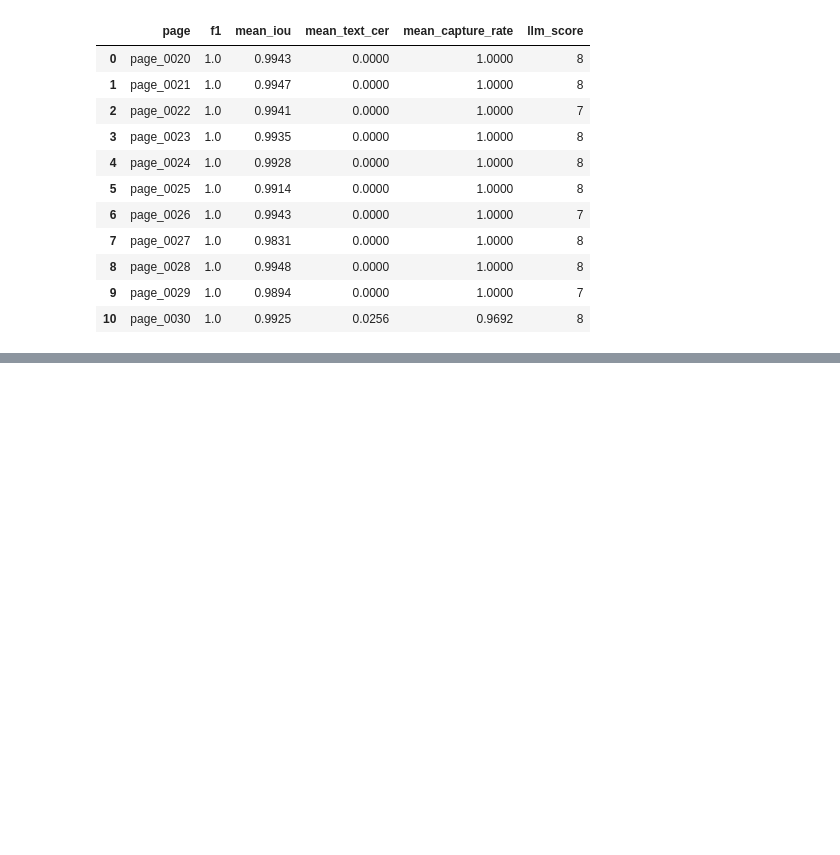
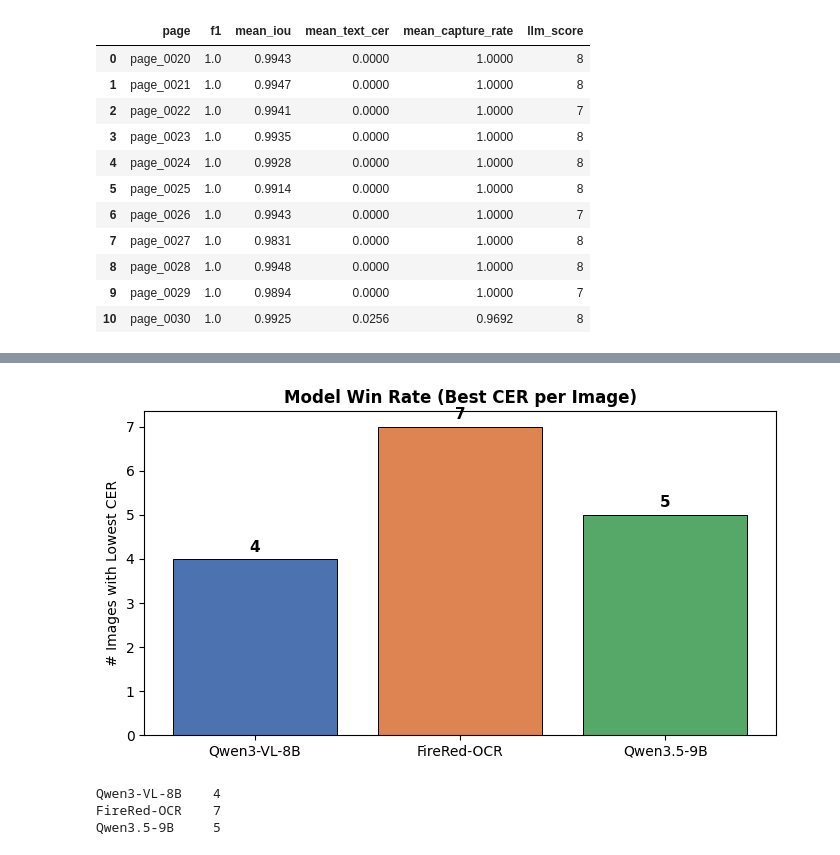
Before and after one commit to zeronohako/iconologia, a Jupyter notebook: notebook.ipynb, the cells around one changed output, grey strips where cells are left out. Saved outputs shown, nothing was run; the diff lists cells and outputs as text; code cells hidden in the pictures; blank space fills up the shorter version.

```diff
--- a/notebook.ipynb
+++ b/notebook.ipynb
@@ -545,0 +907,53 @@ Mean LLM Score:    7.7 / 10
+# %%
+
+
+cer_cols   = [f"cer_{label}" for label in MODEL_COLS.values()]
+
+model_names = list(MODEL_COLS.values())
+
+
+
+def safe_winner(row):
+
+    valid = row.dropna()
+
+    return valid.idxmin() if not valid.empty else None
+
+winner_col = df_ocr[cer_cols].apply(safe_winner, axis=1).map(
+
+    {f"cer_{label}": label for label in model_names}
+
+)
+
+win_counts = winner_col.value_counts().reindex(model_names, fill_value=0)
+
+
+
+fig, ax = plt.subplots(figsize=(7, 4))
+
+colors = ["#4C72B0", "#DD8452", "#55A868"]
+
+bars = ax.bar(model_names, win_counts, color=colors, edgecolor="black", linewidth=0.7)
+
+for bar, val in zip(bars, win_counts):
+
+    ax.text(bar.get_x() + bar.get_width()/2, bar.get_height() + 0.1,
+
+            str(val), ha="center", va="bottom", fontsize=11, fontweight="bold")
+
+ax.set_ylabel("# Images with Lowest CER")
+
+ax.set_title("Model Win Rate (Best CER per Image)", fontsize=12, fontweight="bold")
+
+plt.tight_layout()
+
+plt.savefig("ocr_win_rate.png", dpi=150, bbox_inches="tight")
+
+plt.show()
+
+print(win_counts.to_string())
+# %% [output]
+[figure, added]
+Qwen3-VL-8B    4
+FireRed-OCR    7
+Qwen3.5-9B     5
```
Also changed, not shown: parts of 11 cells of this notebook, 10 other files.
